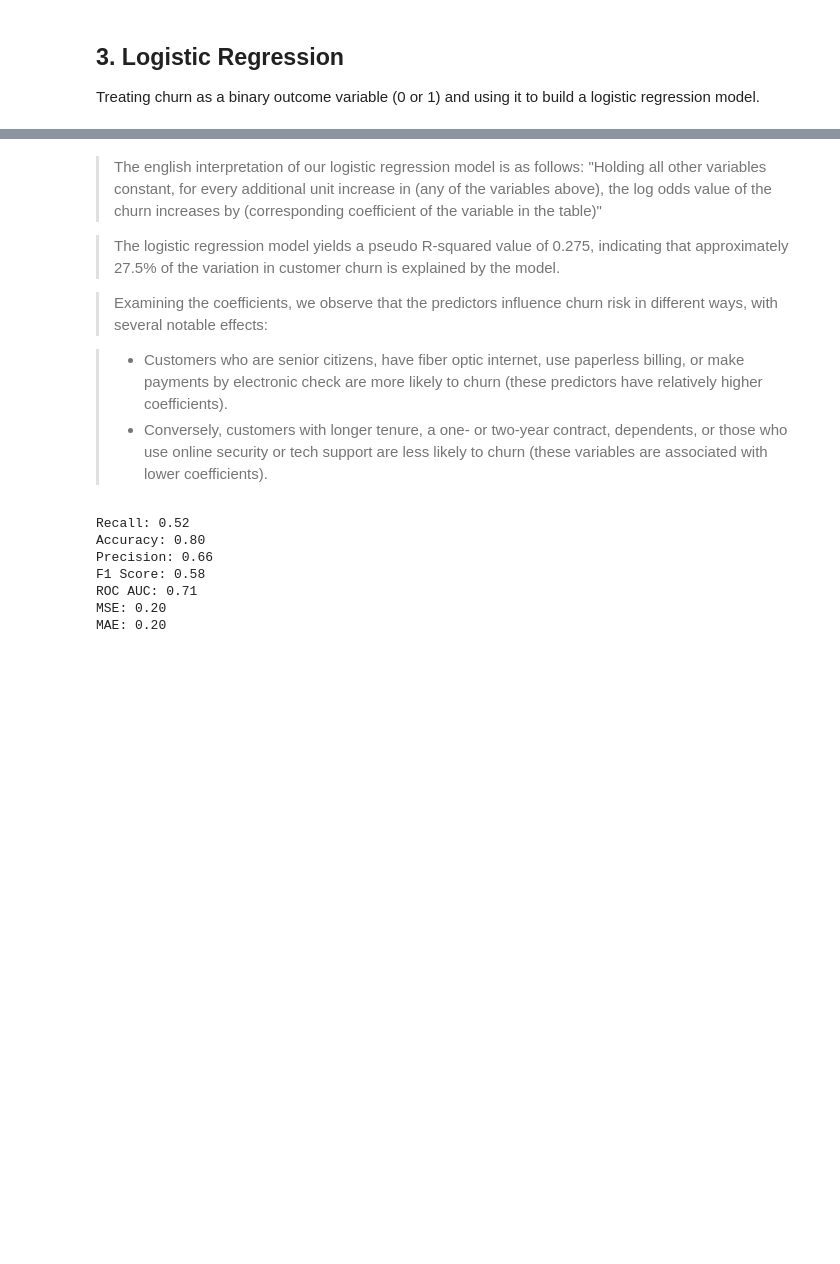
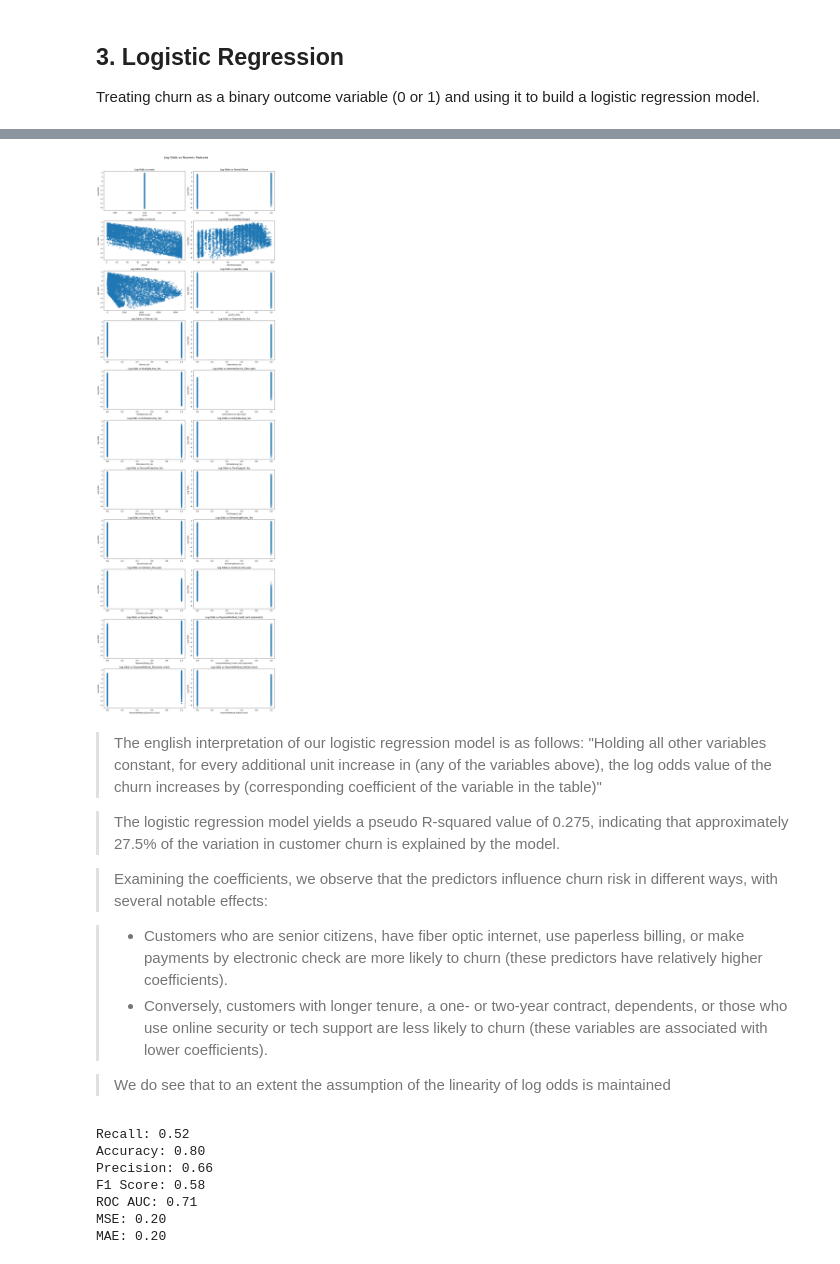
Before and after one commit to ag826/AIPI590_XAI_F25, a Jupyter notebook: AIPI509_XAI_.ipynb, the cells around one changed output, grey strips where cells are left out. Cells and saved outputs as stored; diff of their text form; code cells hidden in the pictures; blank space fills up the shorter version.

```diff
--- a/AIPI509_XAI_.ipynb
+++ b/AIPI509_XAI_.ipynb
@@ -345,0 +317,11 @@ PaymentMethod_Mailed check               -0.1244      0.113     -1.098      0.27
+# %%
+vif = [variance_inflation_factor(X_vars.values, i) for i in range(X_vars.shape[1])]
+vif_df = pd.DataFrame({'feature': X_vars.columns, 'VIF': vif})
+print(vif_df)
+
+X_reduced = X_vars.loc[:, np.isfinite(vif)]
+
+logit_model = sm.Logit(y_var, X_reduced).fit()
+print(logit_model.summary())
+
+# Parts of the error handling needed in this cell was generated with Perplexity at 2am on 09/15
@@ -346,3 +346,33 @@ PaymentMethod_Mailed check               -0.1244      0.113     -1.098      0.27
+# %%
+pred_probs = logit_model.predict(X_reduced)
+log_odds = np.log(pred_probs / (1 - pred_probs))
+
+
+numeric_features = X_reduced.columns  # or specify a subset
+
+# Subplot grid size
+n_features = len(numeric_features)
+ncols = 2
+nrows = int(np.ceil(n_features / ncols))
+
+fig, axes = plt.subplots(nrows=nrows, ncols=ncols, figsize=(14, nrows*4))
+fig.suptitle("Log-Odds vs Numeric Features", fontsize=16)
+axes = axes.flatten()
+
+for i, feature in enumerate(numeric_features):
+    axes[i].scatter(X_reduced[feature], log_odds, alpha=0.5)
+    axes[i].set_title(f"Log-Odds vs {feature}")
+    axes[i].set_xlabel(feature)
+    axes[i].set_ylabel("Log-Odds")
+
+# Remove unused subplots
+for j in range(i+1, len(axes)):
+    fig.delaxes(axes[j])
+
+plt.tight_layout(rect=[0, 0, 1, 0.97])  # Adjust for title
+plt.show()
+# %% [output]
+[figure, added]
 # %% [markdown]
 > The english interpretation of our logistic regression model is as follows:
 "Holding all other variables constant, for every additional unit increase in (any of the variables above), the log odds value of the churn increases by (corresponding coefficient of the variable in the table)"
@@ -353,6 +383,8 @@ PaymentMethod_Mailed check               -0.1244      0.113     -1.098      0.27
 
 > - Customers who are senior citizens, have fiber optic internet, use paperless billing, or make payments by electronic check are more likely to churn (these predictors have relatively higher coefficients).
 > - Conversely, customers with longer tenure, a one- or two-year contract, dependents, or those who use online security or tech support are less likely to churn (these variables are associated with lower coefficients).
+
+> We do see that to an extent the assumption of the linearity of log odds is maintained
 # %%
 recall = recall_score(y_var, y_pred_binary)
 accuracy = accuracy_score(y_var, y_pred_binary)
```
Also changed, not shown: parts of 5 cells of this notebook.
